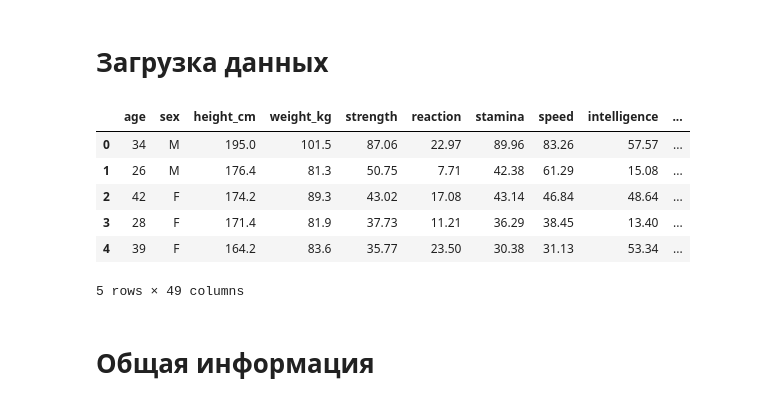
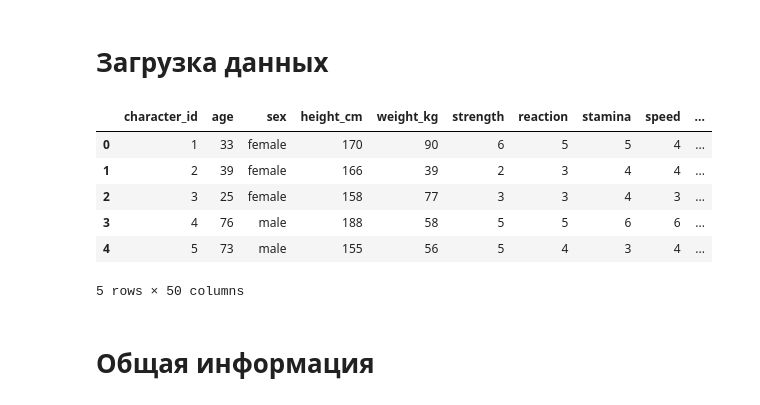
Before and after one commit to ZimBazo/BackroomsML, a Jupyter notebook: notebooks/1_EDA.ipynb, the cells around one changed output. Saved outputs shown, nothing was run; the diff lists cells and outputs as text; code cells hidden in the pictures.

```diff
--- a/notebooks/1_EDA.ipynb
+++ b/notebooks/1_EDA.ipynb
@@ -11,17 +11,15 @@ sns.set_palette("mako")
 # %% [markdown]
 # Загрузка данных
 # %%
-df = pd.read_csv('../data/raw/backrooms_24h.csv')
-# df = pd.read_csv('../data/raw/backrooms_200k.csv')
-df.head()
+df = pd.read_csv('../data/raw/backrooms_survival_v4.csv')
 # %% [output]
-|  | age | sex | height_cm | weight_kg | strength | reaction | stamina | speed | intelligence | ... |
-| 0 | 34 | M | 195.0 | 101.5 | 87.06 | 22.97 | 89.96 | 83.26 | 57.57 | ... |
-| 1 | 26 | M | 176.4 | 81.3 | 50.75 | 7.71 | 42.38 | 61.29 | 15.08 | ... |
-| 2 | 42 | F | 174.2 | 89.3 | 43.02 | 17.08 | 43.14 | 46.84 | 48.64 | ... |
-| 3 | 28 | F | 171.4 | 81.9 | 37.73 | 11.21 | 36.29 | 38.45 | 13.40 | ... |
-| 4 | 39 | F | 164.2 | 83.6 | 35.77 | 23.50 | 30.38 | 31.13 | 53.34 | ... |
+|  | character_id | age | sex | height_cm | weight_kg | strength | reaction | stamina | speed | ... |
+| 0 | 1 | 33 | female | 170 | 90 | 6 | 5 | 5 | 4 | ... |
+| 1 | 2 | 39 | female | 166 | 39 | 2 | 3 | 4 | 4 | ... |
+| 2 | 3 | 25 | female | 158 | 77 | 3 | 3 | 4 | 3 | ... |
+| 3 | 4 | 76 | male | 188 | 58 | 5 | 5 | 6 | 6 | ... |
+| 4 | 5 | 73 | male | 155 | 56 | 5 | 4 | 3 | 4 | ... |
-5 rows × 49 columns
+5 rows × 50 columns
 # %% [markdown]
 # Общая информация
 # %%
```
Also changed, not shown: parts of 14 cells of this notebook, 6 other files.
